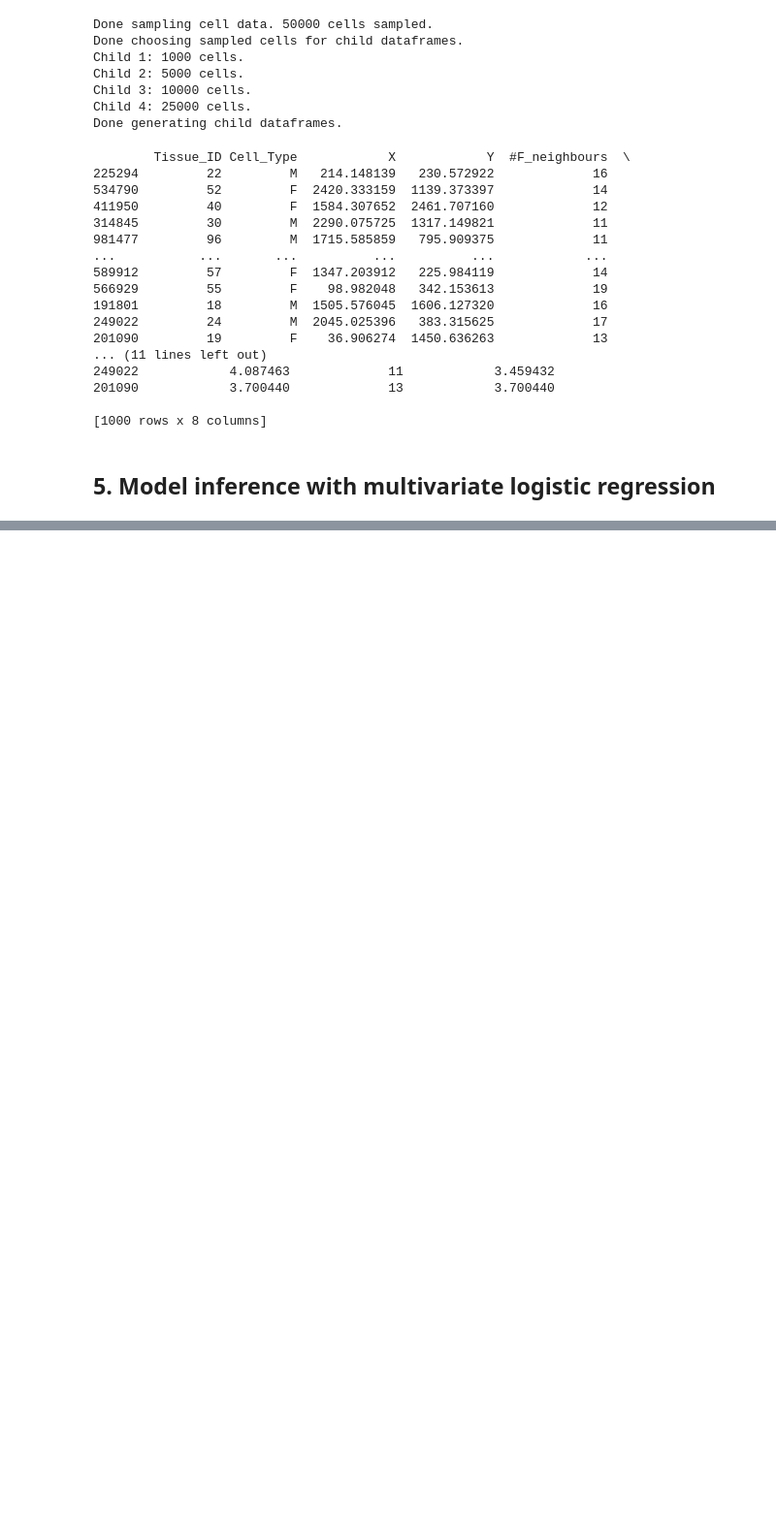
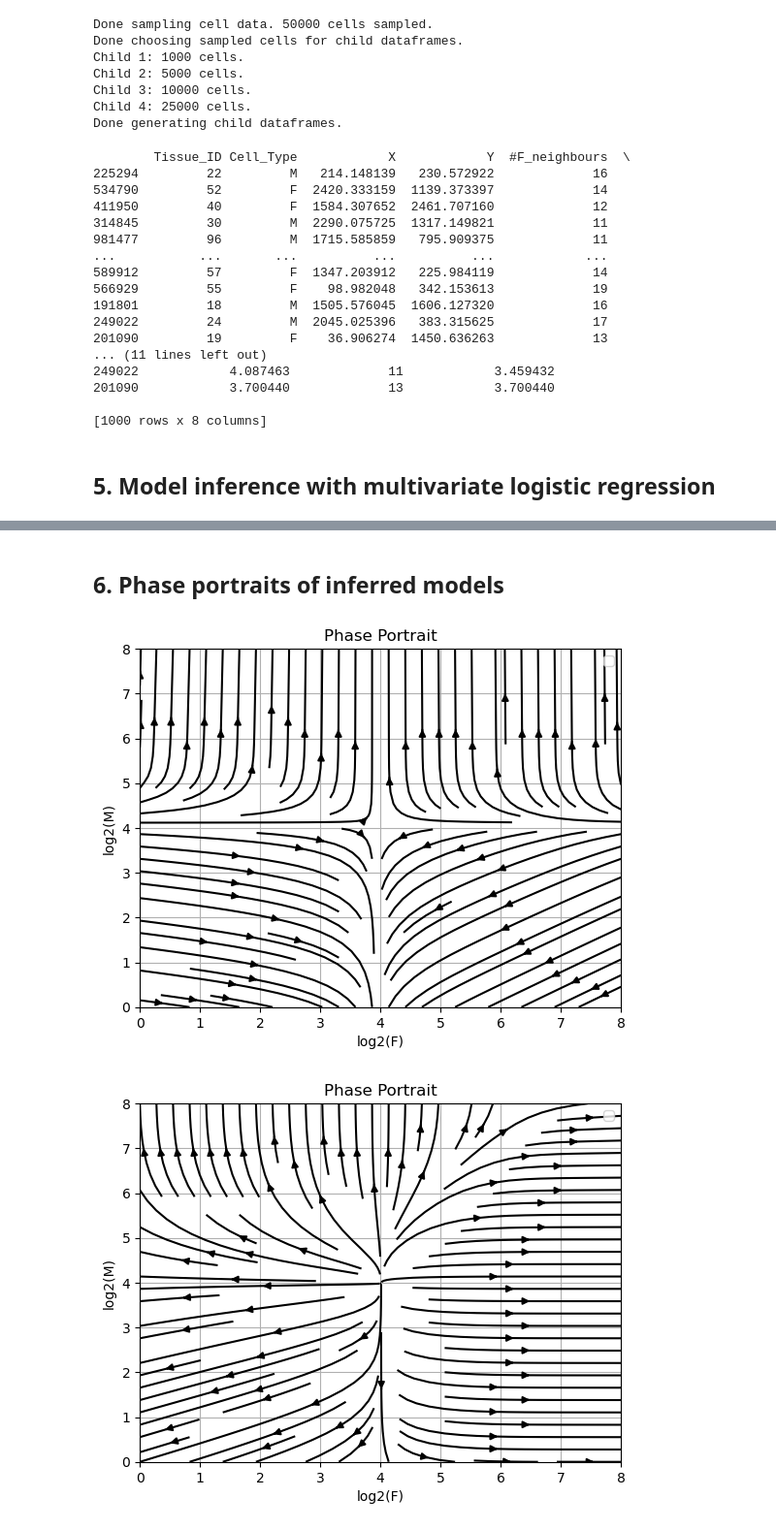
Before and after one commit to B179675-2024/OSDR_TNBC, a Jupyter notebook: notebooks/validation_simulations.ipynb, the cells around one changed output, grey strips where cells are left out. Shown at 97% size. Drawn from its saved outputs; the diff is of its cells as text; code cells hidden in the pictures; blank space fills up the shorter version.

Commit message:
First inferred portraits

```diff
--- a/notebooks/validation_simulations.ipynb
+++ b/notebooks/validation_simulations.ipynb
@@ -1187,7 +1187,7 @@ def tissue_regression(post_df):
     main_sample, k1_df, k5_df, k10_df, k25_df  = cell_sampler(post_df)
     k_dfs=[k1_df, k5_df, k10_df, k25_df]
 
-    X_dict={}
+    #X_dict={}
     y_dict={}
     for i, df in enumerate(k_dfs):
         y_dict[i]=[]
@@ -1271,15 +1271,15 @@ def tissue_regression(post_df):
         print(f"p+ at known steady state for M, df{i}: {model_m.predict_proba((X_testm))[0][1]}\n...manual computation with logistic function gives: {p_div_m}\n\n")
 
         #Store parameters
-        pplus_f[i]=[intercept_f, coefficients_f[0]]
-        pplus_m[i]=[intercept_m, coefficients_m[0]]
+        pplus_f[i]=[intercept_f[0], coefficients_f[0][0]] #for coefficients, i am directly removing the only value from the array, but the aproach would be a bit different if I have more coefs to deal with
+        pplus_m[i]=[intercept_m[0], coefficients_m[0][0]]
         pminus_f[i]=y_f.mean()
         pminus_m[i]=y_m.mean()
 
     print("\n\nReturning parameter dictionaries pplus_f, pplus_m, pminus_f, pminus_m. Each corresponds to the dataset of origin, e.g. 0 for 1K cells sample, 1 for 5k")
     return pplus_f, pplus_m, pminus_f, pminus_m
 # %%
-tissue_regression(post_df)
+pplus_f, pplus_m, pminus_f, pminus_m = tissue_regression(post_df)
 # %% [output]
 Done sampling cell data. 50000 cells sampled.
 Done choosing sampled cells for child dataframes.
@@ -1316,0 +1301,3 @@ Returning parameter dictionaries pplus_f, pplus_m, pminus_f, pminus_m. Each corr
+# %%
+params={"pplus_f":pplus_f, "pplus_m":pplus_m, "pminus_f":pminus_f, "pminus_m":pminus_m}
+params
@@ -1316,0 +1338,2 @@ Returning parameter dictionaries pplus_f, pplus_m, pminus_f, pminus_m. Each corr
+# %% [markdown]
+## 6. Phase portraits of inferred models
@@ -1316,0 +1445,8 @@ Returning parameter dictionaries pplus_f, pplus_m, pminus_f, pminus_m. Each corr
+# %%
+#from osdr_validation.inferred_portraits import plot_inferred_portrait
+#alt_params=neg_params(params)
+for i in range(0,4):
+    plot_inferred_portrait(params, t_id=i)
+# %% [output]
+[figure, added]
+[figure, added]
```
Also changed, not shown: parts of 6 cells of this notebook, 1 other file.
